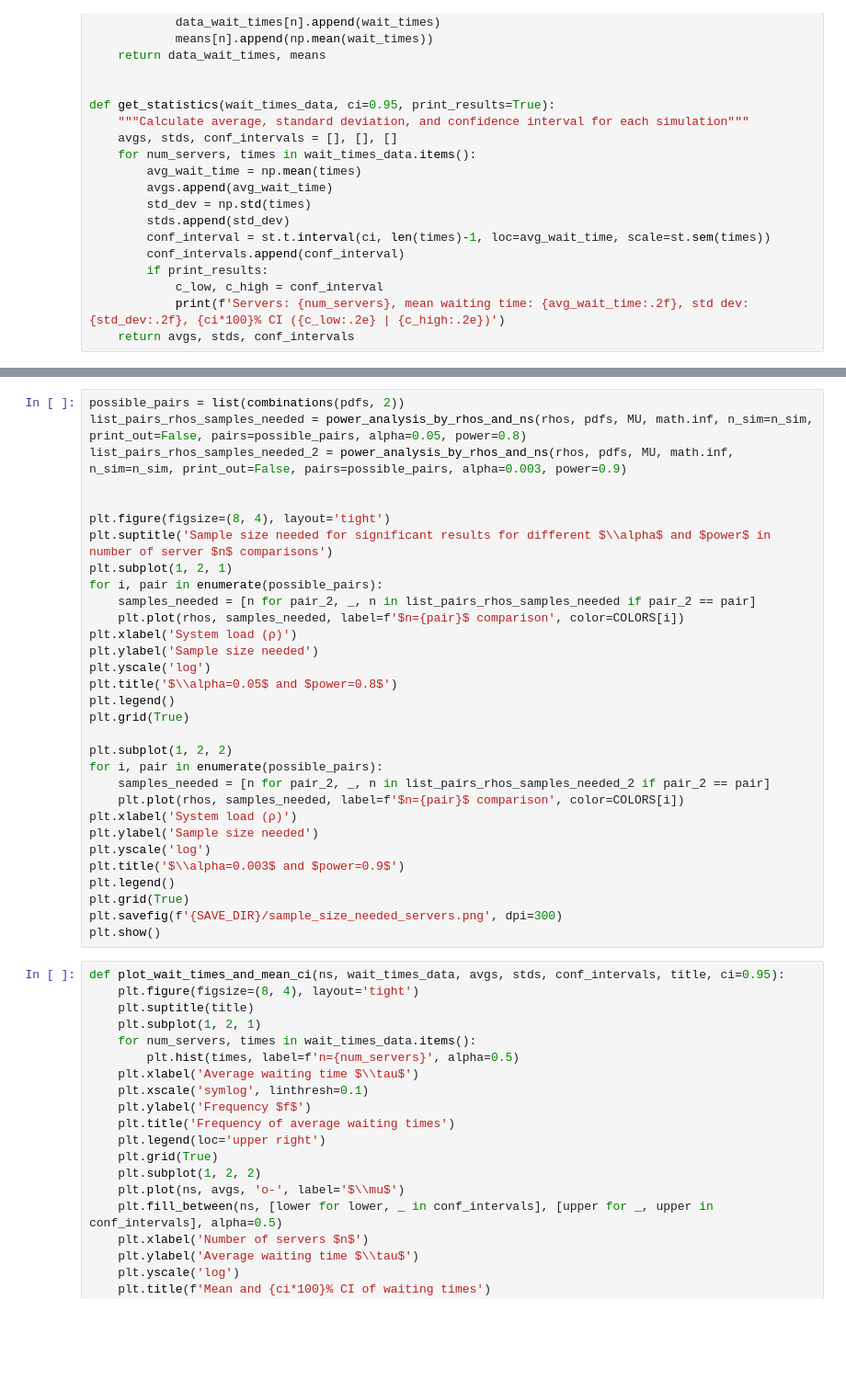
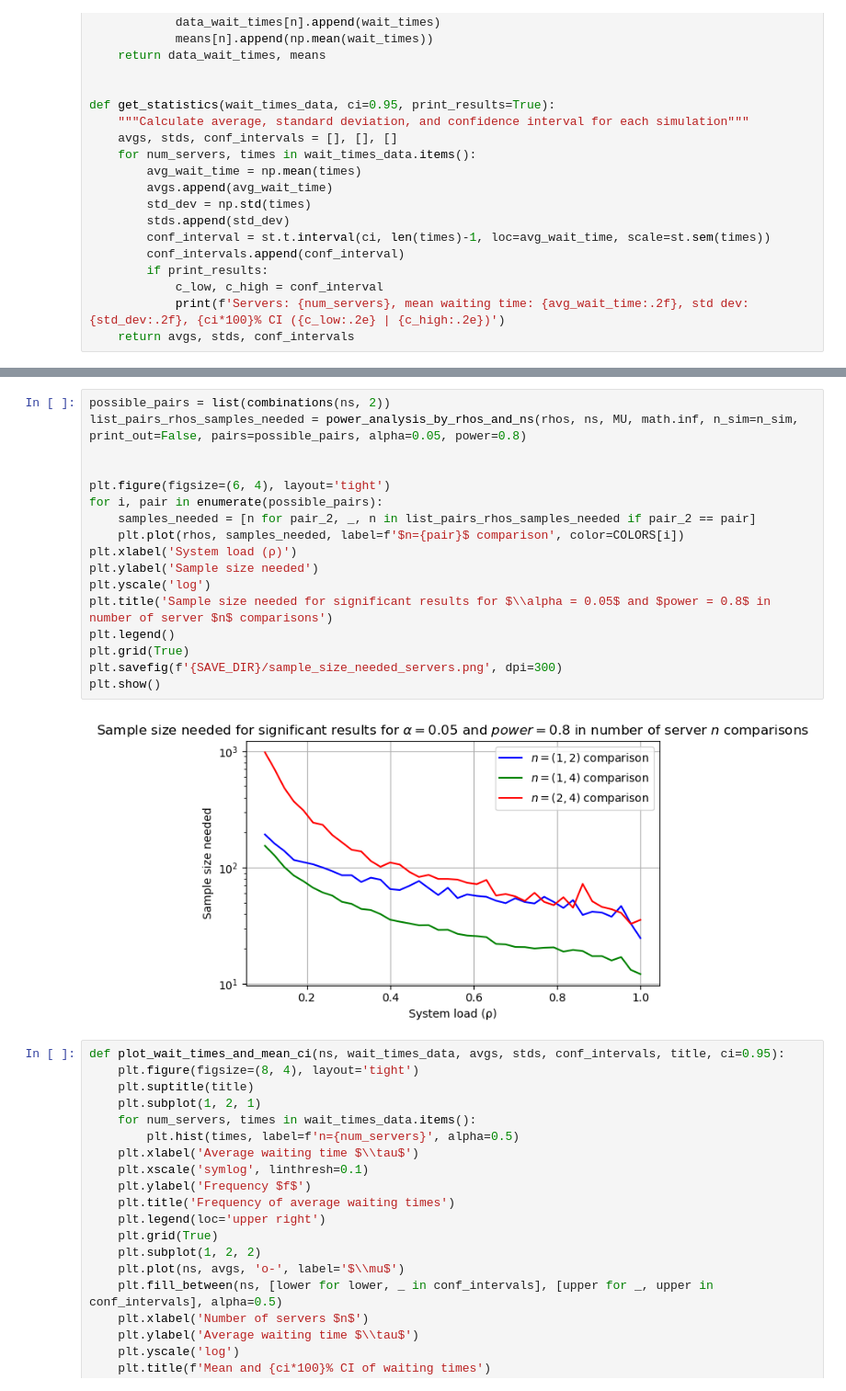
Before and after one commit to jonas4climate/ss-assignment-2, a Jupyter notebook: CalvinLaw_11306734_RaymondZhang_14865904_JonasSchaefer_14039982_2.ipynb, the cells around one changed output, grey strips where cells are left out. Shown at 92% size. Cells and saved outputs as stored; diff of their text form; blank space fills up the shorter version.

```diff
--- a/CalvinLaw_11306734_RaymondZhang_14865904_JonasSchaefer_14039982_2.ipynb
+++ b/CalvinLaw_11306734_RaymondZhang_14865904_JonasSchaefer_14039982_2.ipynb
@@ -326,34 +330,22 @@ plt.show()
 # %%
-possible_pairs = list(combinations(pdfs, 2))
-list_pairs_rhos_samples_needed = power_analysis_by_rhos_and_ns(rhos, pdfs, MU, math.inf, n_sim=n_sim, print_out=False, pairs=possible_pairs, alpha=0.05, power=0.8)
-list_pairs_rhos_samples_needed_2 = power_analysis_by_rhos_and_ns(rhos, pdfs, MU, math.inf, n_sim=n_sim, print_out=False, pairs=possible_pairs, alpha=0.003, power=0.9)
+possible_pairs = list(combinations(ns, 2))
+list_pairs_rhos_samples_needed = power_analysis_by_rhos_and_ns(rhos, ns, MU, math.inf, n_sim=n_sim, print_out=False, pairs=possible_pairs, alpha=0.05, power=0.8)
 
 
-plt.figure(figsize=(8, 4), layout='tight')
-plt.suptitle('Sample size needed for significant results for different $\\alpha$ and $power$ in number of server $n$ comparisons')
-plt.subplot(1, 2, 1)
+plt.figure(figsize=(6, 4), layout='tight')
 for i, pair in enumerate(possible_pairs):
     samples_needed = [n for pair_2, _, n in list_pairs_rhos_samples_needed if pair_2 == pair]
     plt.plot(rhos, samples_needed, label=f'$n={pair}$ comparison', color=COLORS[i])
 plt.xlabel('System load (ρ)')
 plt.ylabel('Sample size needed')
 plt.yscale('log')
-plt.title('$\\alpha=0.05$ and $power=0.8$')
-plt.legend()
-plt.grid(True)
-
-plt.subplot(1, 2, 2)
-for i, pair in enumerate(possible_pairs):
-    samples_needed = [n for pair_2, _, n in list_pairs_rhos_samples_needed_2 if pair_2 == pair]
-    plt.plot(rhos, samples_needed, label=f'$n={pair}$ comparison', color=COLORS[i])
-plt.xlabel('System load (ρ)')
-plt.ylabel('Sample size needed')
-plt.yscale('log')
-plt.title('$\\alpha=0.003$ and $power=0.9$')
+plt.title('Sample size needed for significant results for $\\alpha = 0.05$ and $power = 0.8$ in number of server $n$ comparisons')
 plt.legend()
 plt.grid(True)
 plt.savefig(f'{SAVE_DIR}/sample_size_needed_servers.png', dpi=300)
 plt.show()
+# %% [output]
+[figure, added]
 # %%
 def plot_wait_times_and_mean_ci(ns, wait_times_data, avgs, stds, conf_intervals, title, ci=0.95):
     plt.figure(figsize=(8, 4), layout='tight')
```
Also changed, not shown: parts of 6 cells of this notebook, 5 other files.
